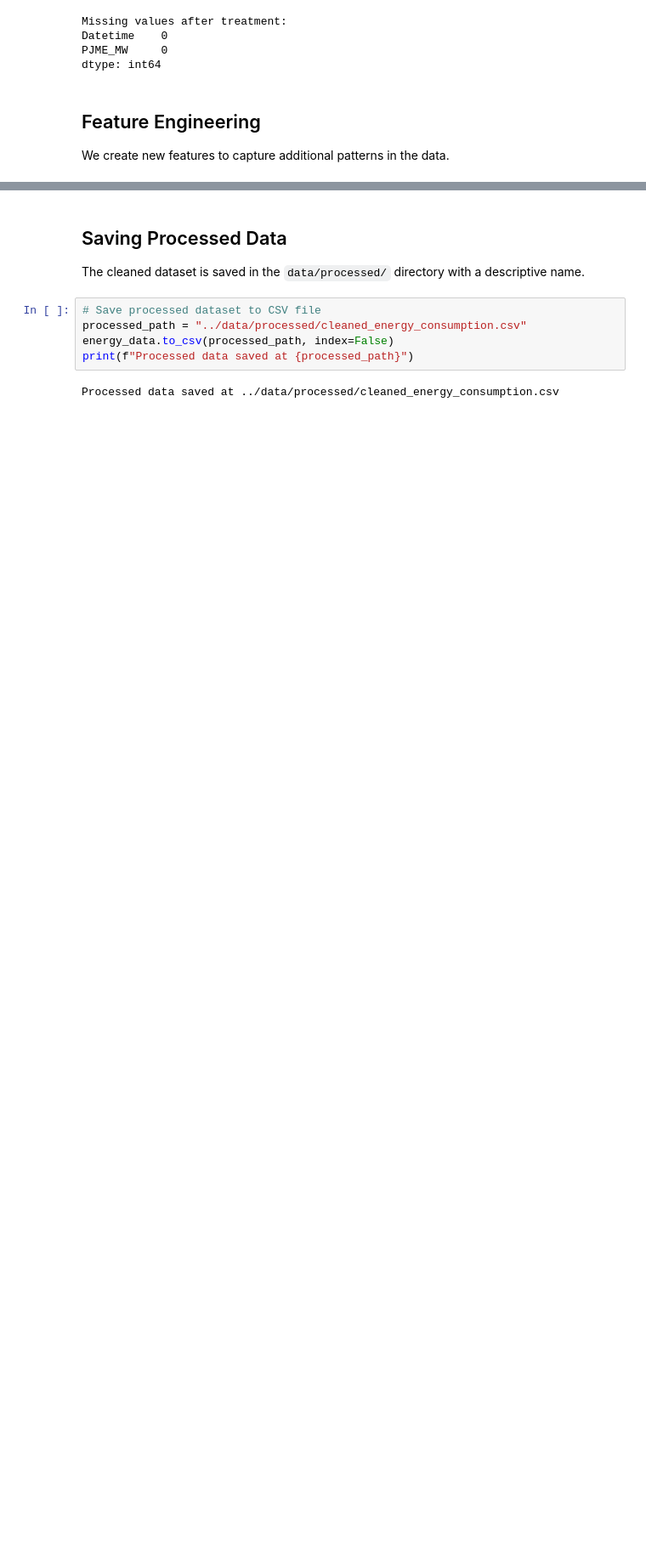
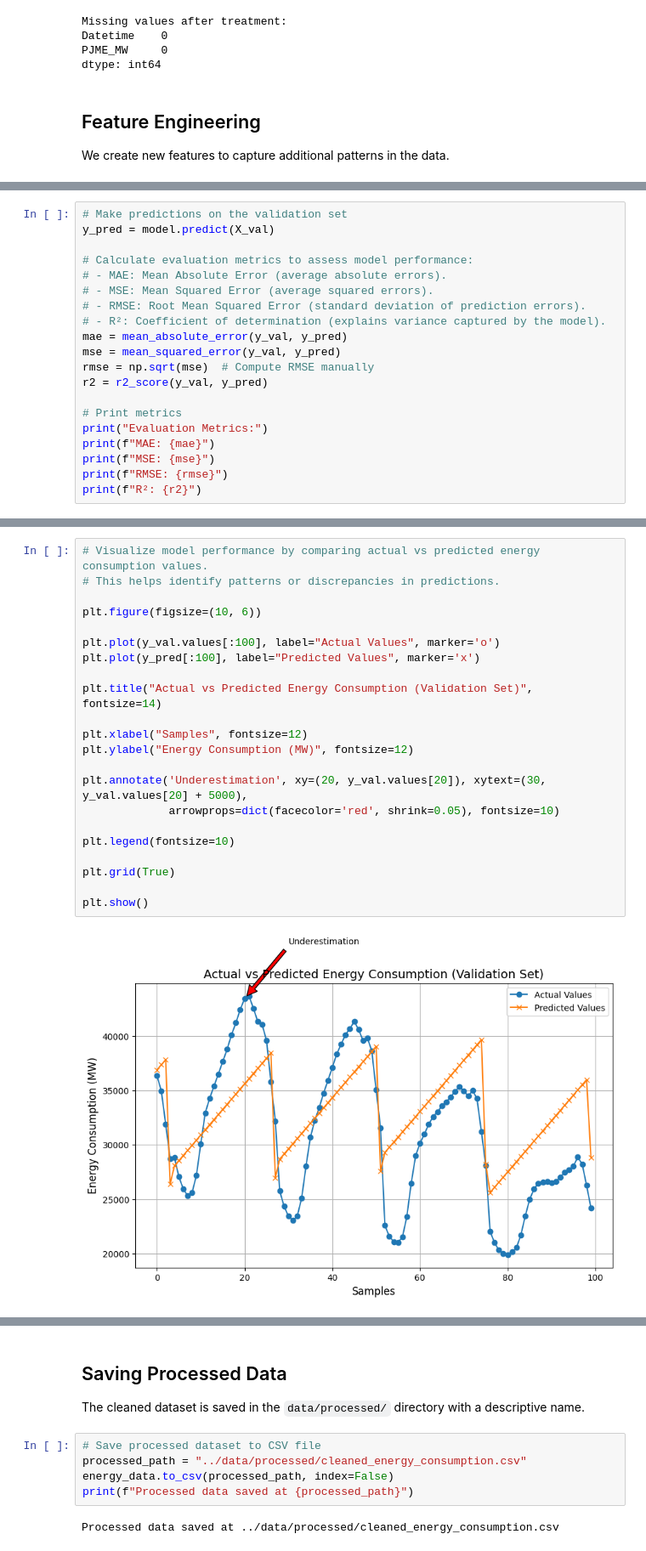
Before and after one commit to rennanreis/energy-consumption-prediction, a Jupyter notebook: notebooks/eda.ipynb, the cells around one changed output, grey strips where cells are left out. Shown at 85% size. Saved outputs shown, nothing was run; the diff lists cells and outputs as text; blank space fills up the shorter version.

```diff
--- a/notebooks/eda.ipynb
+++ b/notebooks/eda.ipynb
@@ -158,0 +186,20 @@ plt.show()
+# %%
+# Make predictions on the validation set
+y_pred = model.predict(X_val)
+
+# Calculate evaluation metrics to assess model performance:
+# - MAE: Mean Absolute Error (average absolute errors).
+# - MSE: Mean Squared Error (average squared errors).
+# - RMSE: Root Mean Squared Error (standard deviation of prediction errors).
+# - R²: Coefficient of determination (explains variance captured by the model).
+mae = mean_absolute_error(y_val, y_pred)
+mse = mean_squared_error(y_val, y_pred)
+rmse = np.sqrt(mse)  # Compute RMSE manually
+r2 = r2_score(y_val, y_pred)
+
+# Print metrics
+print("Evaluation Metrics:")
+print(f"MAE: {mae}")
+print(f"MSE: {mse}")
+print(f"RMSE: {rmse}")
+print(f"R²: {r2}")
@@ -158,0 +224,24 @@ plt.show()
+# %%
+# Visualize model performance by comparing actual vs predicted energy consumption values.
+# This helps identify patterns or discrepancies in predictions.
+
+plt.figure(figsize=(10, 6))
+
+plt.plot(y_val.values[:100], label="Actual Values", marker='o')
+plt.plot(y_pred[:100], label="Predicted Values", marker='x')
+
+plt.title("Actual vs Predicted Energy Consumption (Validation Set)", fontsize=14)
+
+plt.xlabel("Samples", fontsize=12)
+plt.ylabel("Energy Consumption (MW)", fontsize=12)
+
+plt.annotate('Underestimation', xy=(20, y_val.values[20]), xytext=(30, y_val.values[20] + 5000),
+             arrowprops=dict(facecolor='red', shrink=0.05), fontsize=10)
+
+plt.legend(fontsize=10)
+
+plt.grid(True)
+
+plt.show()
+# %% [output]
+[figure, added]
```
Also changed, not shown: parts of 16 cells of this notebook, 2 other files.
